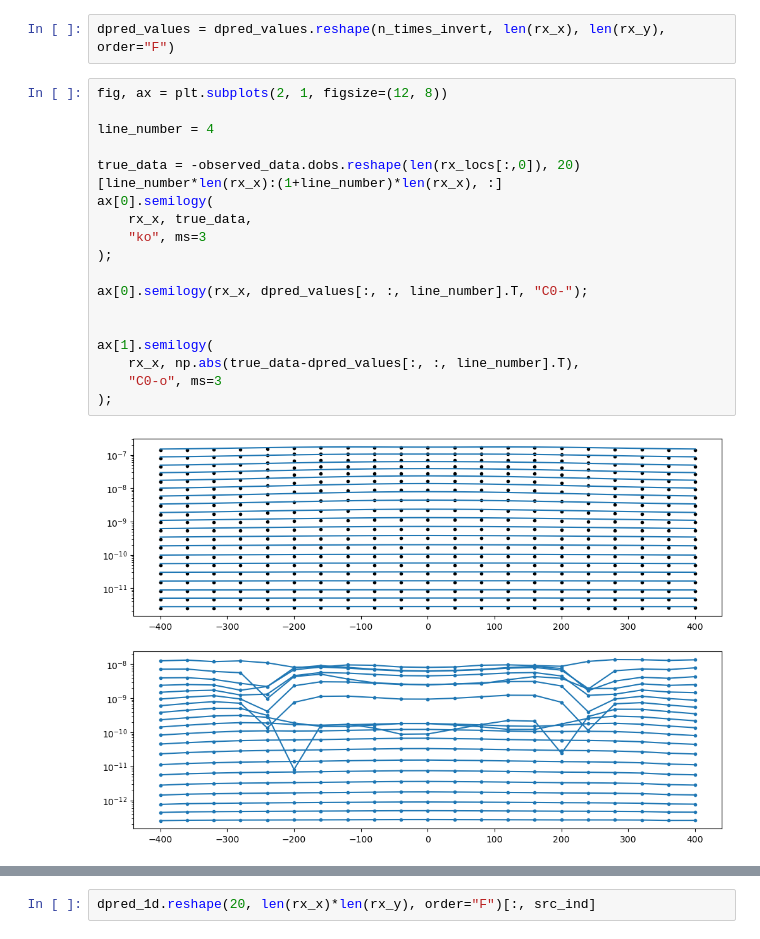
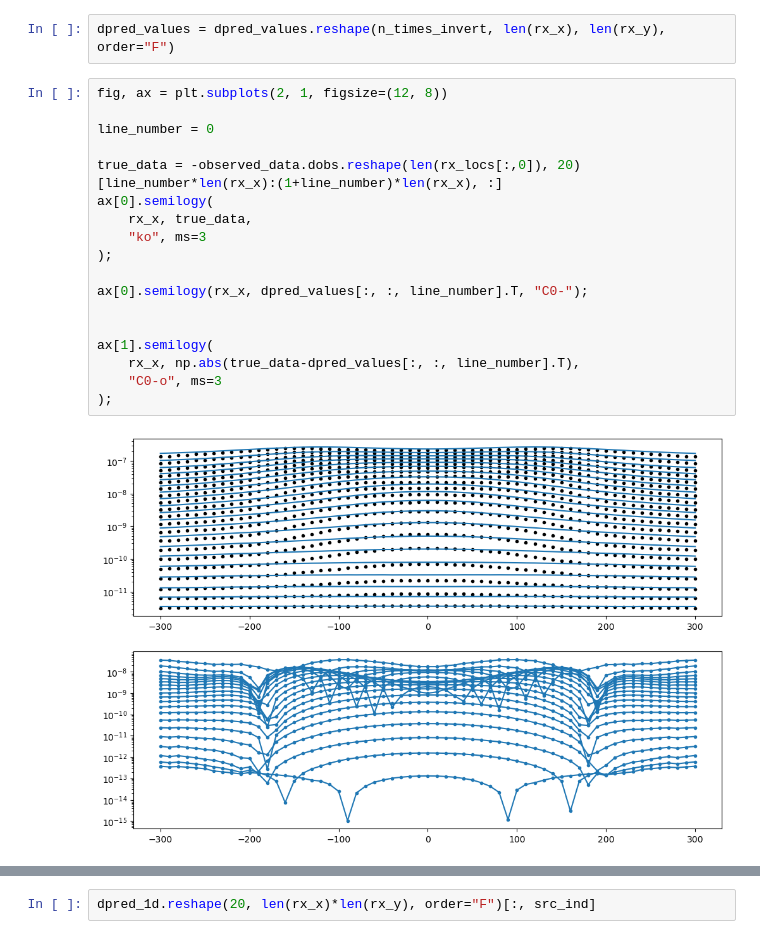
Before and after one commit to ubcgif/2025-heagy-etal-tle, a Jupyter notebook: notebooks/dipping-layer-0/synthetic-data-1D-inversions-fixed-beta.ipynb, the cells around one changed output, grey strips where cells are left out. Cells and saved outputs as stored; diff of their text form.

```diff
--- a/notebooks/dipping-layer-0/synthetic-data-1D-inversions-fixed-beta.ipynb
+++ b/notebooks/dipping-layer-0/synthetic-data-1D-inversions-fixed-beta.ipynb
@@ -826,23 +827,23 @@ dpred_values = dpred_values.reshape(n_times_invert, len(rx_x), len(rx_y), order=
 # %%
 fig, ax = plt.subplots(2, 1, figsize=(12, 8))
 
-line_number = 4
+line_number = 0
 
 true_data = -observed_data.dobs.reshape(len(rx_locs[:,0]), 20)[line_number*len(rx_x):(1+line_number)*len(rx_x), :]
 ax[0].semilogy(
     rx_x, true_data,
     "ko", ms=3
 );
 
 ax[0].semilogy(rx_x, dpred_values[:, :, line_number].T, "C0-");
 
 
 ax[1].semilogy(
     rx_x, np.abs(true_data-dpred_values[:, :, line_number].T),
     "C0-o", ms=3
 );
 # %% [output]
-[figure, old version]
+[figure, new version]
 # %%
 # fig, ax = plt.subplots(2, 1, figsize=(12, 8))
 
```
Also changed, not shown: parts of 19 cells of this notebook, 10 other files.
